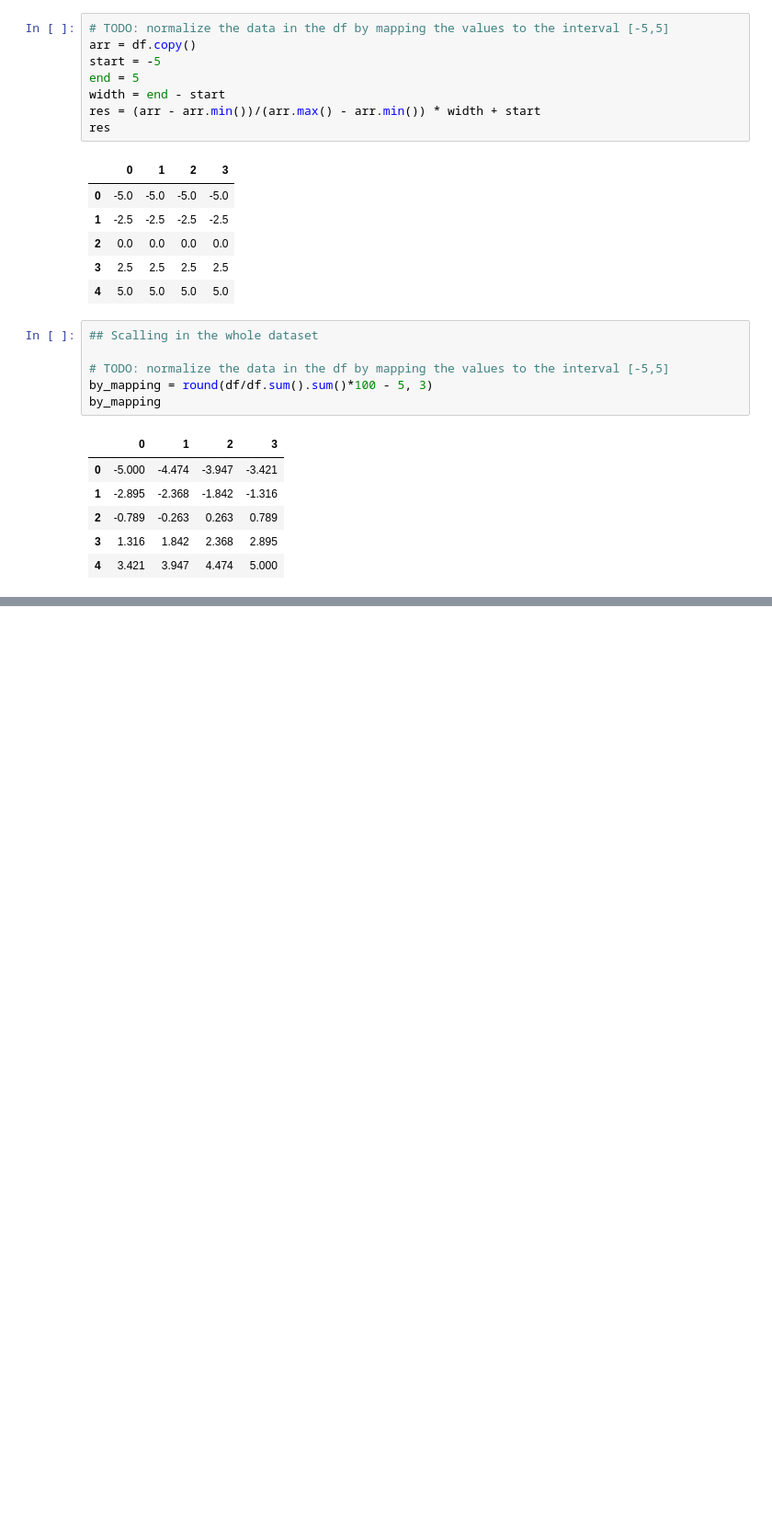
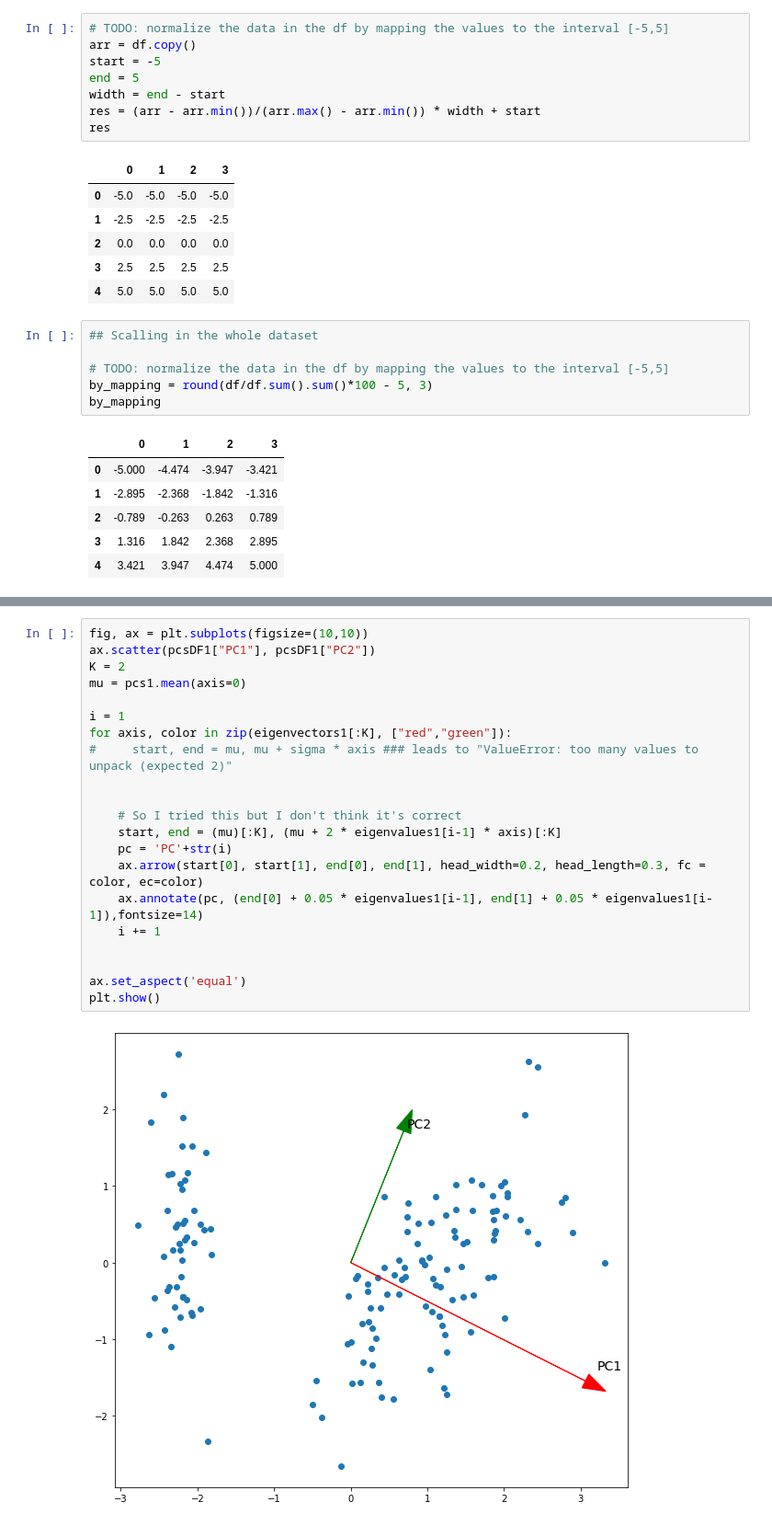
Before and after one commit to hansfranke1985/ADS, a Jupyter notebook: DataWrangling/week_6_DataPreProcessing/Assignment/Week6 Data Preparation.ipynb, the cells around one changed output, grey strips where cells are left out. Shown at 92% size. Cells and saved outputs as stored; diff of their text form; blank space fills up the shorter version.

```diff
--- a/DataWrangling/week_6_DataPreProcessing/Assignment/Week6 Data Preparation.ipynb
+++ b/DataWrangling/week_6_DataPreProcessing/Assignment/Week6 Data Preparation.ipynb
@@ -548,0 +671,23 @@ by_mapping
+# %%
+fig, ax = plt.subplots(figsize=(10,10))
+ax.scatter(pcsDF1["PC1"], pcsDF1["PC2"])
+K = 2
+mu = pcs1.mean(axis=0)
+
+i = 1
+for axis, color in zip(eigenvectors1[:K], ["red","green"]):
+#     start, end = mu, mu + sigma * axis ### leads to "ValueError: too many values to unpack (expected 2)"
+
+
+    # So I tried this but I don't think it's correct
+    start, end = (mu)[:K], (mu + 2 * eigenvalues1[i-1] * axis)[:K]
+    pc = 'PC'+str(i)
+    ax.arrow(start[0], start[1], end[0], end[1], head_width=0.2, head_length=0.3, fc = color, ec=color)
+    ax.annotate(pc, (end[0] + 0.05 * eigenvalues1[i-1], end[1] + 0.05 * eigenvalues1[i-1]),fontsize=14)
+    i += 1
+
+
+ax.set_aspect('equal')
+plt.show()
+# %% [output]
+[figure, added]
```
Also changed, not shown: parts of 28 cells of this notebook, 1 other file.
